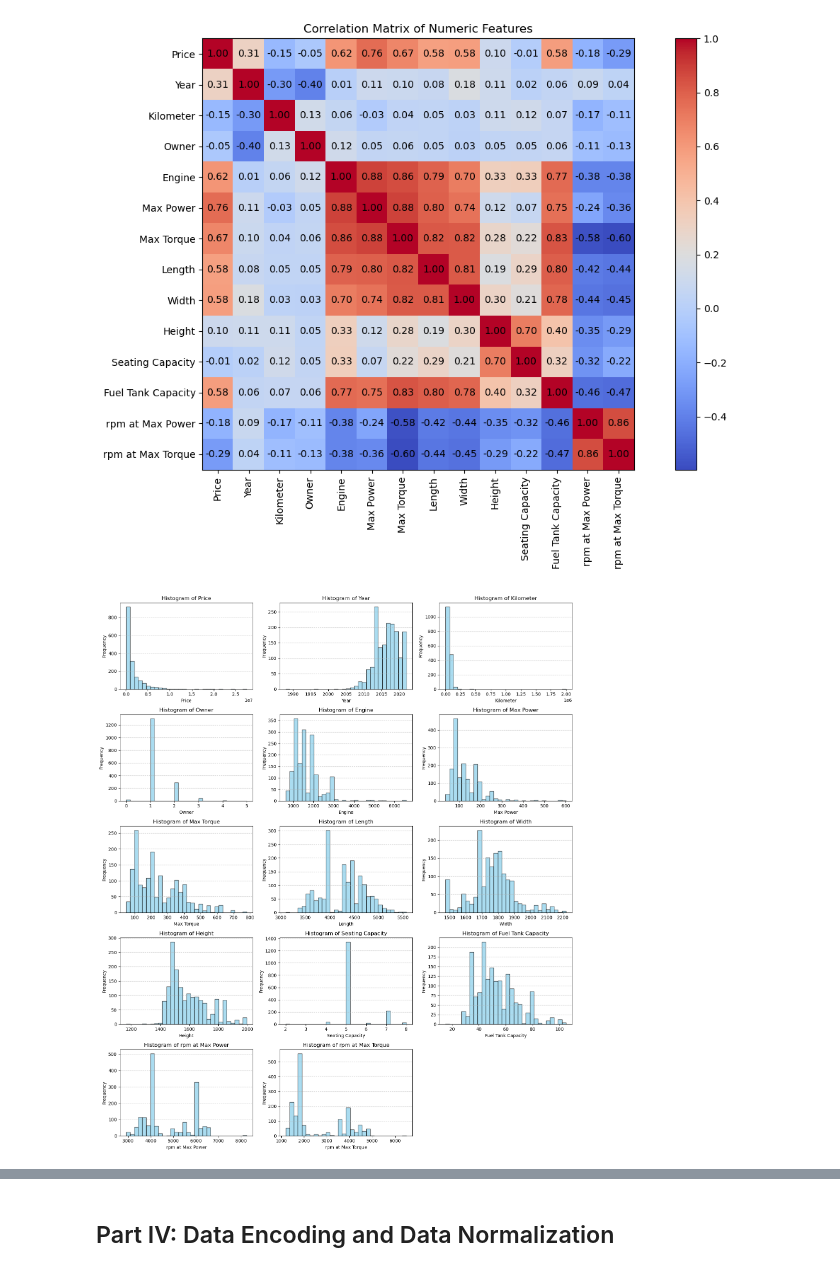
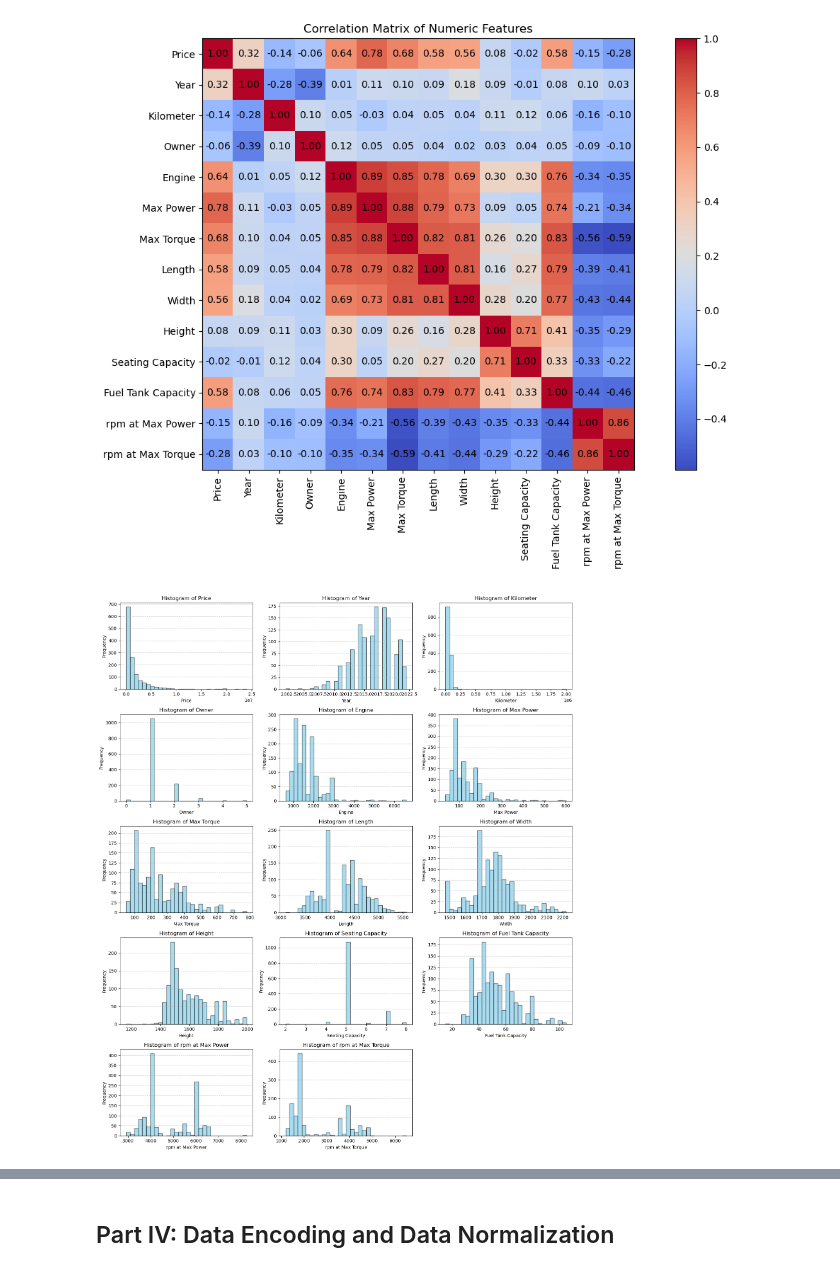
Before and after one commit to ductai05/Math-For-AI, a Jupyter notebook: DucTai_LR.ipynb, the cells around one changed output, grey strips where cells are left out. Saved outputs shown, nothing was run; the diff lists cells and outputs as text; code cells hidden in the pictures.

```diff
--- a/DucTai_LR.ipynb
+++ b/DucTai_LR.ipynb
@@ -490,3 +492,5 @@ In this part, we will fill NaN values and perform some data transformation.
+# %%
+train_data, valid_data = data.train_valid_split(valid_size=0.2, random_state=0)
 # %% [markdown]
 #### II.1: Data cleaning
 # %%
@@ -566,8 +581,8 @@ data.plot_corr_matrix()
 [figure]
 # %%
 # 2. Plot the distribution of numeric columns
-data.plot_distribution_of_numeric_columns()
+train_data.plot_distribution_of_numeric_columns()
 # %% [output]
-[figure, old version]
+[figure, new version]
 # %%
 # 3. Box plot: Relationship between Price and Object Columns
```
Also changed, not shown: parts of 14 cells of this notebook.
